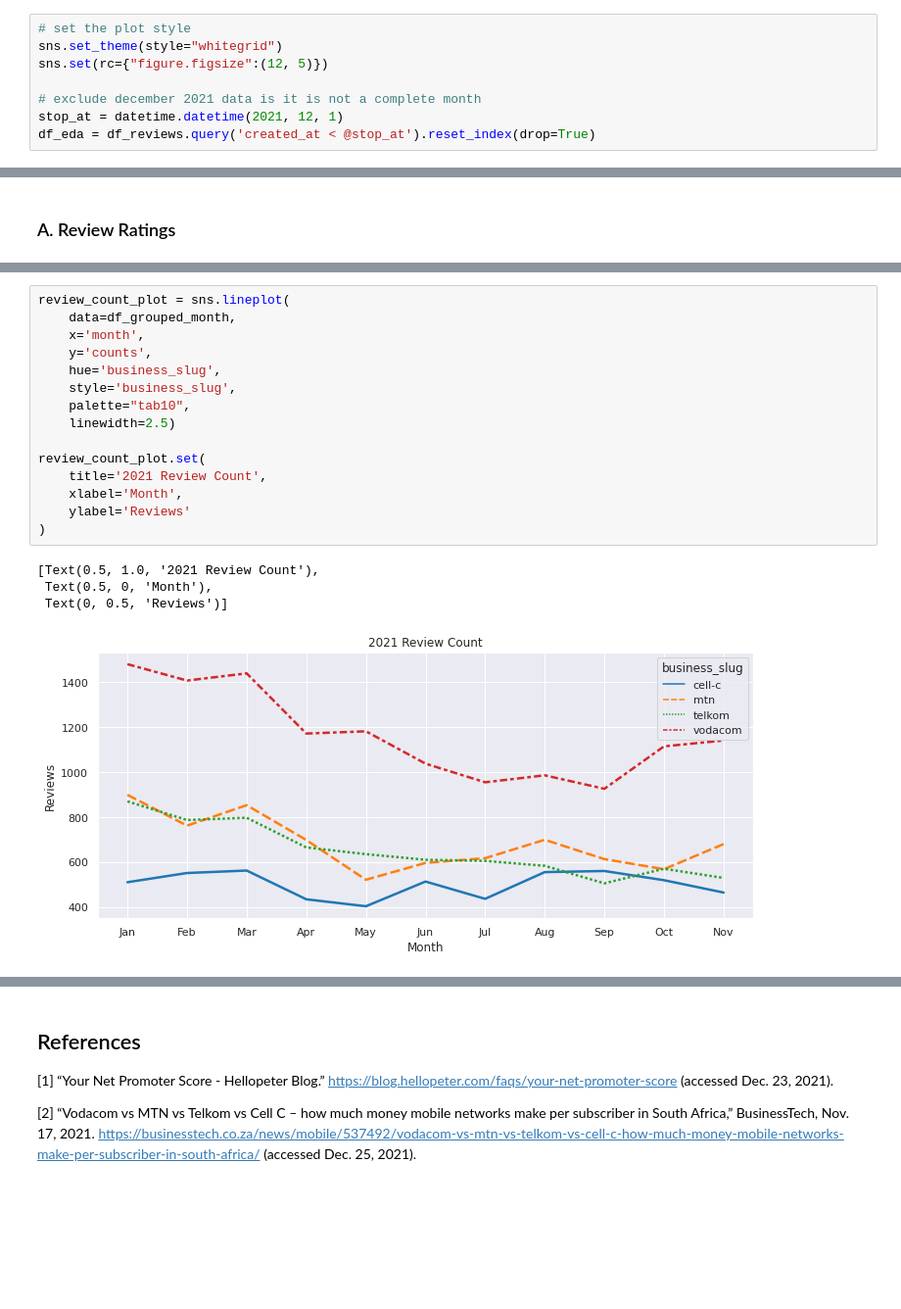
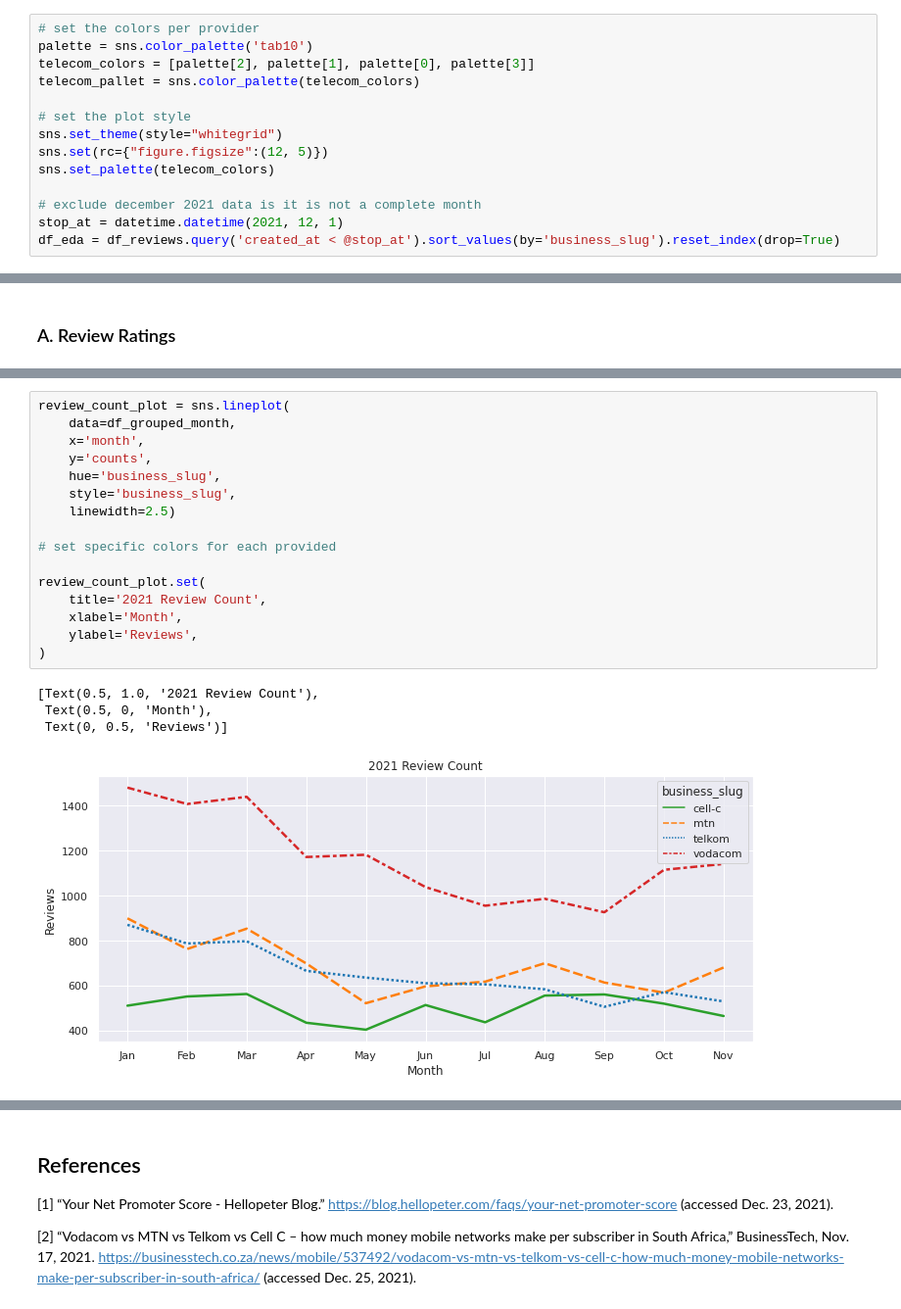
Before and after one commit to JohnnyFoulds/dsm020-2021-oct, a Jupyter notebook: coursework_01/cw.ipynb, the cells around one changed output, grey strips where cells are left out. Shown: that part at 98% size. Saved outputs shown, nothing was run; the diff lists cells and outputs as text; blank space fills up the shorter version.

Commit message:
Colors per provider

```diff
--- a/coursework_01/cw.ipynb
+++ b/coursework_01/cw.ipynb
@@ -776,12 +778,18 @@ Applying typical NLP pre-processing techniques such as tokenization, stopword re
 - maybe a grid per telecom showing reviews per month vs the number of replies
 - boxplot of author review count
 # %%
+# set the colors per provider
+palette = sns.color_palette('tab10')
+telecom_colors = [palette[2], palette[1], palette[0], palette[3]]
+telecom_pallet = sns.color_palette(telecom_colors)
+
 # set the plot style
 sns.set_theme(style="whitegrid")
 sns.set(rc={"figure.figsize":(12, 5)})
+sns.set_palette(telecom_colors)
 
 # exclude december 2021 data is it is not a complete month
 stop_at = datetime.datetime(2021, 12, 1)
-df_eda = df_reviews.query('created_at < @stop_at').reset_index(drop=True)
+df_eda = df_reviews.query('created_at < @stop_at').sort_values(by='business_slug').reset_index(drop=True)
 # %% [markdown]
 Talk about the subscriber base <a href='#telecom_size'>[2]</a>
@@ -801,23 +857,24 @@ df_grouped_month['month'] = df_grouped_month.index.get_level_values('created_at'
 # %%
 review_count_plot = sns.lineplot(
     data=df_grouped_month,
     x='month',
     y='counts',
     hue='business_slug',
     style='business_slug',
-    palette="tab10",
     linewidth=2.5)
+
+# set specific colors for each provided
 
 review_count_plot.set(
     title='2021 Review Count',
     xlabel='Month',
-    ylabel='Reviews'
+    ylabel='Reviews',
 )
 # %% [output]
 [Text(0.5, 1.0, '2021 Review Count'),
  Text(0.5, 0, 'Month'),
  Text(0, 0.5, 'Reviews')]
-[figure, old version]
+[figure, new version]
 # %%
 rating_plot = sns.violinplot(
     data=df_eda,
```
Also changed, not shown: parts of 7 cells of this notebook.
